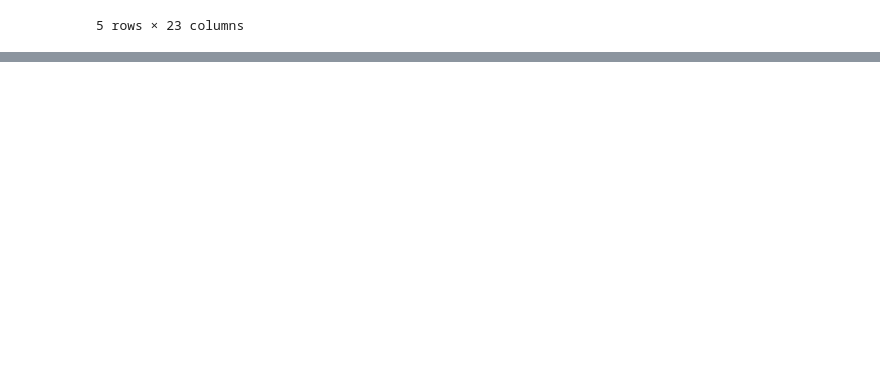
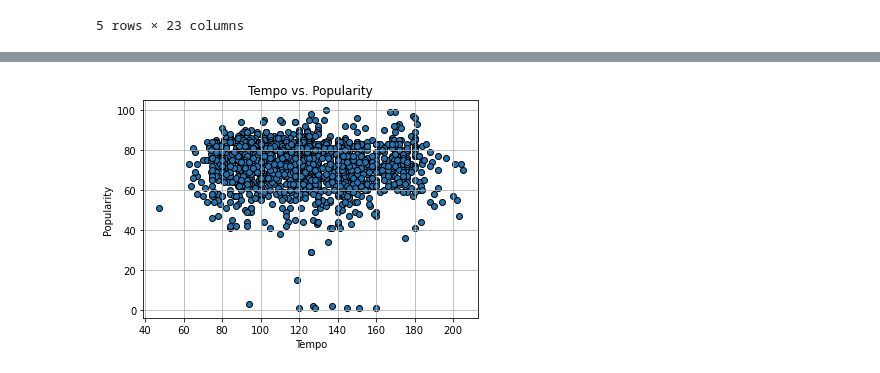
Before and after one commit to memeguerrini/Project-One, a Jupyter notebook: spotify_jon.ipynb, the cells around one changed output, grey strips where cells are left out. Cells and saved outputs as stored; diff of their text form; code cells hidden in the pictures; blank space fills up the shorter version.

```diff
--- a/spotify_jon.ipynb
+++ b/spotify_jon.ipynb
@@ -135,0 +204,21 @@ array([<AxesSubplot:>], dtype=object)
+# %%
+#Popularity vs. Tempo
+
+popularity_df['Tempo']=popularity_df['Tempo'].astype(float).round(0)
+
+# Scatter plot with border around marker
+plt.scatter(popularity_df["Tempo"], popularity_df["Popularity"], edgecolors='k')
+
+# Label
+plt.title(f"Tempo vs. Popularity")
+plt.ylabel("Popularity")
+plt.xlabel("Tempo")
+plt.grid(True)
+
+# Save to image file
+#plt.savefig(f"{output_data_loc}/Tempo_vs_Popularity.png")
+
+# Show plot
+plt.show()
+# %% [output]
+[figure, added]
```
Also changed, not shown: parts of 12 cells of this notebook.
